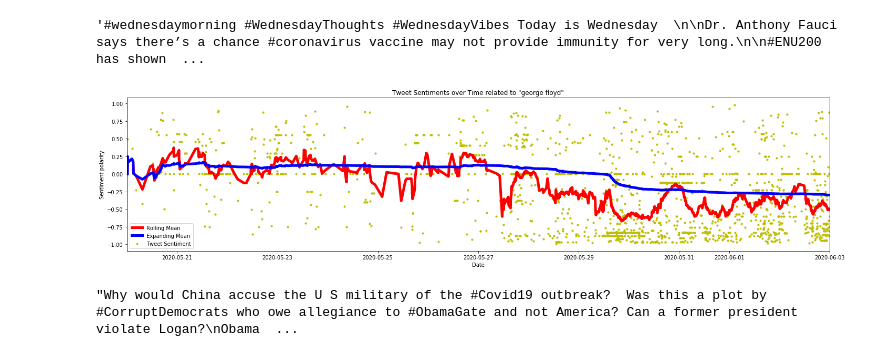
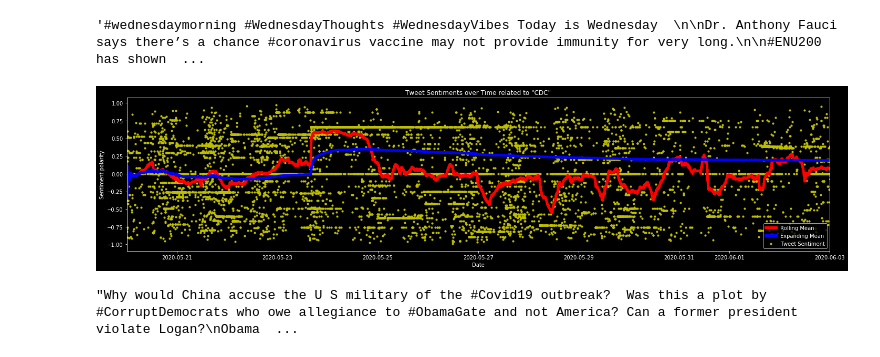
Before and after one commit to Rrishik/COVID-19-tweets, a Jupyter notebook: Daily Analysis.ipynb, the cells around one changed output. Saved outputs shown, nothing was run; the diff lists cells and outputs as text; code cells hidden in the pictures.

```diff
--- a/Daily Analysis.ipynb
+++ b/Daily Analysis.ipynb
@@ -578,26 +600,26 @@ tempo.iloc[1].full_text
 # %% [output]
 '#wednesdaymorning #WednesdayThoughts #WednesdayVibes Today is Wednesday  \n\nDr. Anthony Fauci says there’s a chance #coronavirus vaccine may not provide immunity for very long.\n\n#ENU200 has shown  ...
 # %%
-query = 'george floyd'
+query = 'CDC'
 sample = 1
 roll = '6H'
 
 df_query = df_country[df_country.named_ents.apply(getAssociatedTweets, args = (query,))]
 
-
+plt.style.use('dark_background')
 ot = getMovingAverages(df_query, sample, roll)
 fig = plt.figure(figsize=(20,5))
 ax = fig.add_subplot(111)
 ax.scatter(ot['created_at'],ot['vader_score'], label='Tweet Sentiment', s = 10, color = 'y')
 ax.plot(ot['created_at'],ot['rolling'], color ='r', label='Rolling Mean', linewidth = 5)
 ax.plot(ot['created_at'],ot['expanding'], color='b', label='Expanding Mean', linewidth = 5)
 ax.set_xlim(left = pd.to_datetime(min(ot.date.unique())), right = pd.to_datetime(max(ot.date.unique())))
 ax.set(title='Tweet Sentiments over Time related to \"{}\"'.format(query), xlabel='Date', ylabel='Sentiment polarity')
 ax.legend(loc='best')
 fig.tight_layout()
-plt.show()
+plt.savefig('lol', transparent = True)
 # %% [output]
-[figure, old version]
+[figure, new version]
 # %%
 t = df_query[(df_query.date == '2020-05-24') | (df_query.date == '2020-05-25')]
 t_1 = t[~t.full_text.apply(lambda x: x.startswith('RT'))]
```
Also changed, not shown: parts of 13 cells of this notebook, 5 other files.
